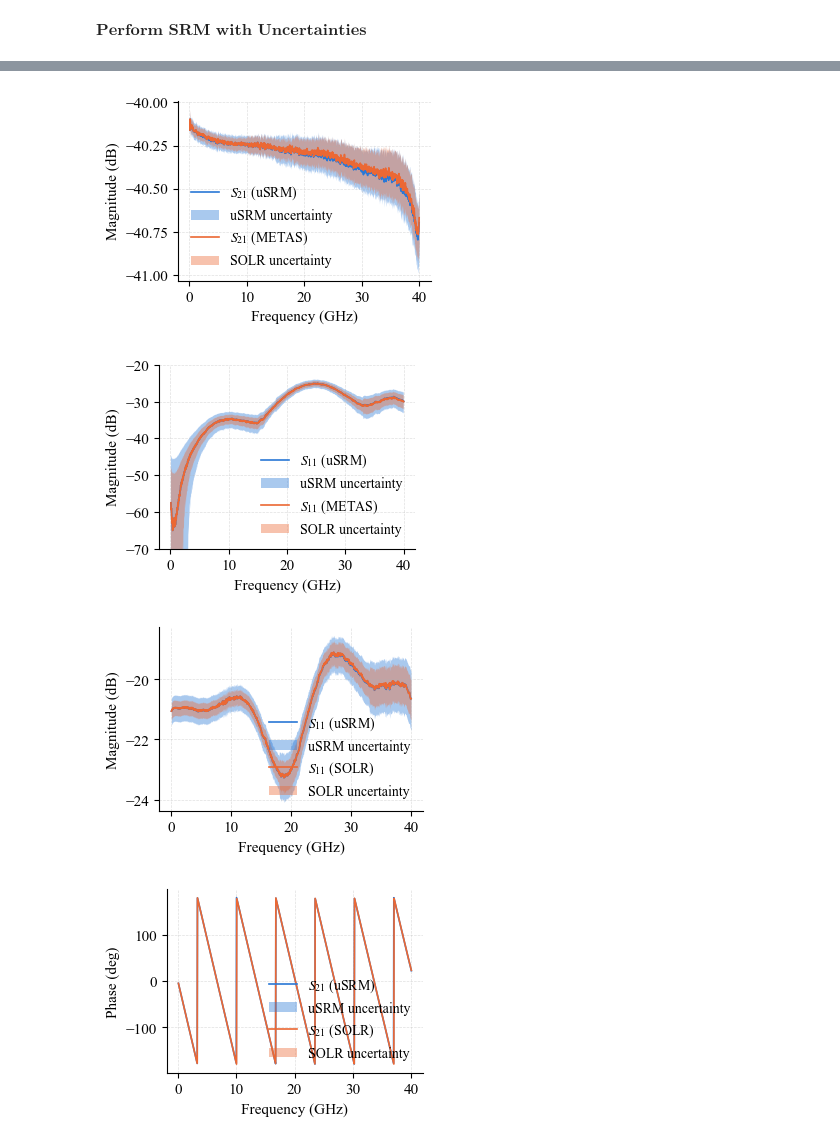
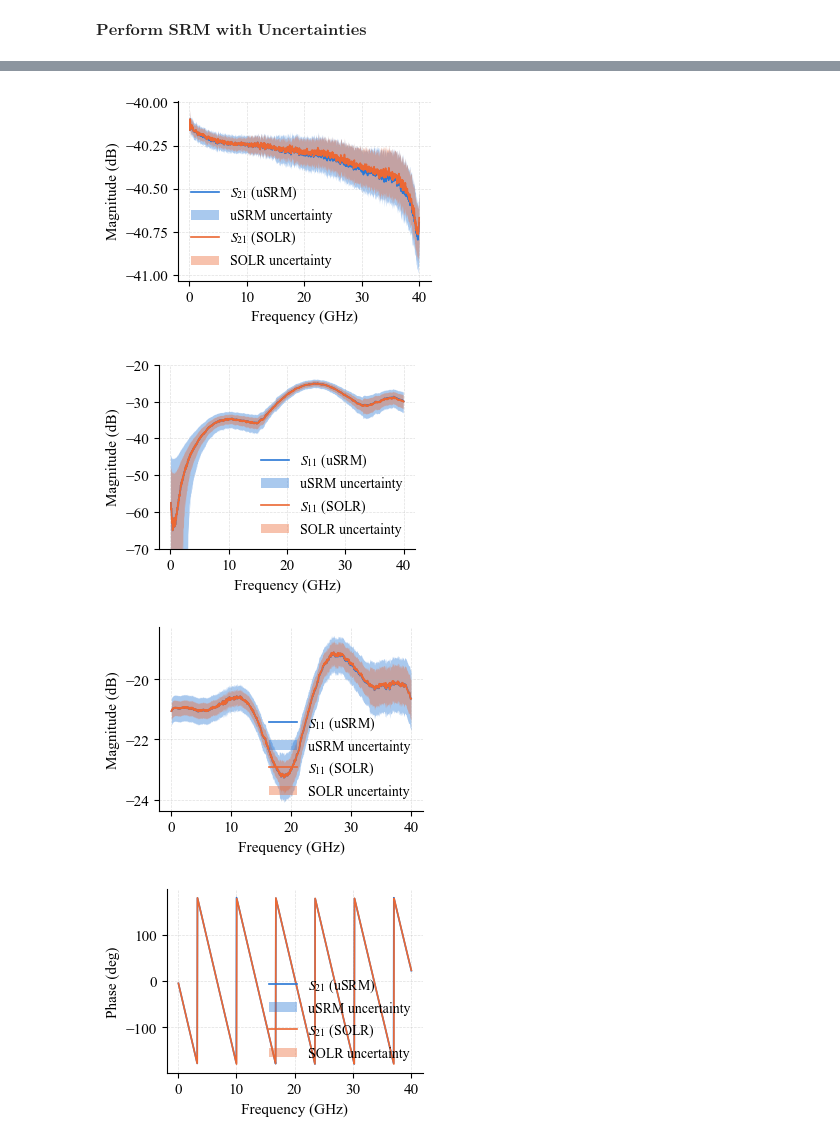
Before and after one commit to leb99-tug/SRM-linear-uncertainty-propagation, a Jupyter notebook: Example_Koax.ipynb, the cells around one changed output, grey strips where cells are left out. Cells and saved outputs as stored; diff of their text form; code cells hidden in the pictures.

Commit message:
changed labels in figures

```diff
--- a/Example_Koax.ipynb
+++ b/Example_Koax.ipynb
@@ -454,7 +456,7 @@ ax.plot(freq_ghz, 20*np.log10(s21), color=COLOR_USRM, label='$S_{21}$ (uSRM)')
 ax.fill_between(freq_ghz, 20*np.log10(s21-u21), 20*np.log10(s21+u21), color=COLOR_USRM, alpha=0.4, linewidth=0, label='uSRM uncertainty')
 s21_ref = np.abs(ref_solr[:, 5]+1j*ref_solr[:, 7])
 u21_ref = np.abs(ref_solr[:, 6]+1j*ref_solr[:, 8])
-ax.plot(freq_ghz, 20*np.log10(s21_ref), color=COLOR_REF, label='$S_{21}$ (METAS)')
+ax.plot(freq_ghz, 20*np.log10(s21_ref), color=COLOR_REF, label='$S_{21}$ (SOLR)')
 ax.fill_between(freq_ghz, 20*np.log10(s21_ref-u21_ref), 20*np.log10(s21_ref+u21_ref), color=COLOR_REF, alpha=0.4, linewidth=0, label='SOLR uncertainty')
 style_axes(ax, "Frequency (GHz)", "Magnitude (dB)")
 savefig(fig, "Att_S21.svg")
@@ -468,7 +470,7 @@ ax.fill_between(freq_ghz, 20*np.log10(lower_bound_srm), 20*np.log10(s11+u11), co
 s11_ref = np.abs(ref_solr[:, 1]+1j*ref_solr[:, 3])
 u11_ref = np.abs(ref_solr[:, 2]+1j*ref_solr[:, 4])
 lower_bound_solr = np.where(s11_ref-u11_ref <= 0, 1e-9, s11_ref-u11_ref)
-ax.plot(freq_ghz, 20*np.log10(s11_ref), color=COLOR_REF, label='$S_{11}$ (METAS)')
+ax.plot(freq_ghz, 20*np.log10(s11_ref), color=COLOR_REF, label='$S_{11}$ (SOLR)')
 ax.fill_between(freq_ghz, 20*np.log10(lower_bound_solr), 20*np.log10(s11_ref+u11_ref), color=COLOR_REF, alpha=0.4, linewidth=0, label='SOLR uncertainty')
 style_axes(ax, "Frequency (GHz)", "Magnitude (dB)")
 ax.set_ylim(top=-20,bottom=-70)
@@ -523,35 +525,35 @@ s11_deg = DUT1.s_deg[:,0,0]
 u11_deg = phase_unc_deg(DUT1.s[:,0,0], unc[:,0,0])
 ax.plot(freq_ghz, s11_deg, color=COLOR_USRM, label='$S_{11}$ (uSRM)')
 ax.fill_between(freq_ghz, s11_deg-u11_deg, s11_deg+u11_deg, color=COLOR_USRM, alpha=0.4, linewidth=0, label='uSRM uncertainty')
 s11_re, s11_im = ref_solr[:, 1], ref_solr[:, 3]
 s11_sigma_re, s11_sigma_im = ref_solr[:, 2], ref_solr[:, 4]
 s11_ref_deg = np.degrees(np.angle(s11_re + 1j*s11_im))
 u11_ref_deg = phase_unc_deg(s11_re + 1j*s11_im, s11_sigma_re + 1j*s11_sigma_im)
 ax.plot(freq_ghz, s11_ref_deg, color=COLOR_REF, label='$S_{11}$ (SOLR)')
 ax.fill_between(freq_ghz, s11_ref_deg-u11_ref_deg, s11_ref_deg+u11_ref_deg, color=COLOR_REF, alpha=0.4, linewidth=0, label='SOLR uncertainty')
 #ax.set_ylim(top=200,bottom=-200)
 style_axes(ax, "Frequency (GHz)", "Phase (deg)")
 savefig(fig, "Att_S11_phase.svg")
 
 fig, ax = plt.subplots()
 s11_mm_deg = DUT2.s_deg[:,0,0]
 u11_mm_deg = phase_unc_deg(DUT2.s[:,0,0], unc_2[:])
 ax.plot(freq_ghz, s11_mm_deg, color=COLOR_USRM, label='$S_{11}$ (uSRM)')
 ax.fill_between(freq_ghz, s11_mm_deg-u11_mm_deg, s11_mm_deg+u11_mm_deg, color=COLOR_USRM, alpha=0.4, linewidth=0, label='uSRM uncertainty')
 s11_mm_re, s11_mm_im = ref_mismatch[:, 1], ref_mismatch[:, 3]
 s11_mm_sigma_re, s11_mm_sigma_im = ref_mismatch[:, 2], ref_mismatch[:, 4]
 s11_mm_ref_deg = np.degrees(np.angle(s11_mm_re + 1j*s11_mm_im))
 u11_mm_ref_deg = phase_unc_deg(s11_mm_re + 1j*s11_mm_im, s11_mm_sigma_re + 1j*s11_mm_sigma_im)
 ax.plot(freq_ghz, s11_mm_ref_deg, color=COLOR_REF, label='$S_{11}$ (SOLR)')
 ax.fill_between(freq_ghz, s11_mm_ref_deg-u11_mm_ref_deg, s11_mm_ref_deg+u11_mm_ref_deg, color=COLOR_REF, alpha=0.4, linewidth=0, label='SOLR uncertainty')
 #ax.set_ylim(top=200,bottom=-200)
 style_axes(ax, "Frequency (GHz)", "Phase (deg)")
 savefig(fig, "MM_S11_phase.svg")
 
 plt.show()
 # %% [output]
-[figure, old version]
+[figure, new version]
-[figure, old version]
+[figure, new version]
 [figure]
 [figure]
 [figure]
```
Also changed, not shown: parts of 1 cell of this notebook, 6 other files.
